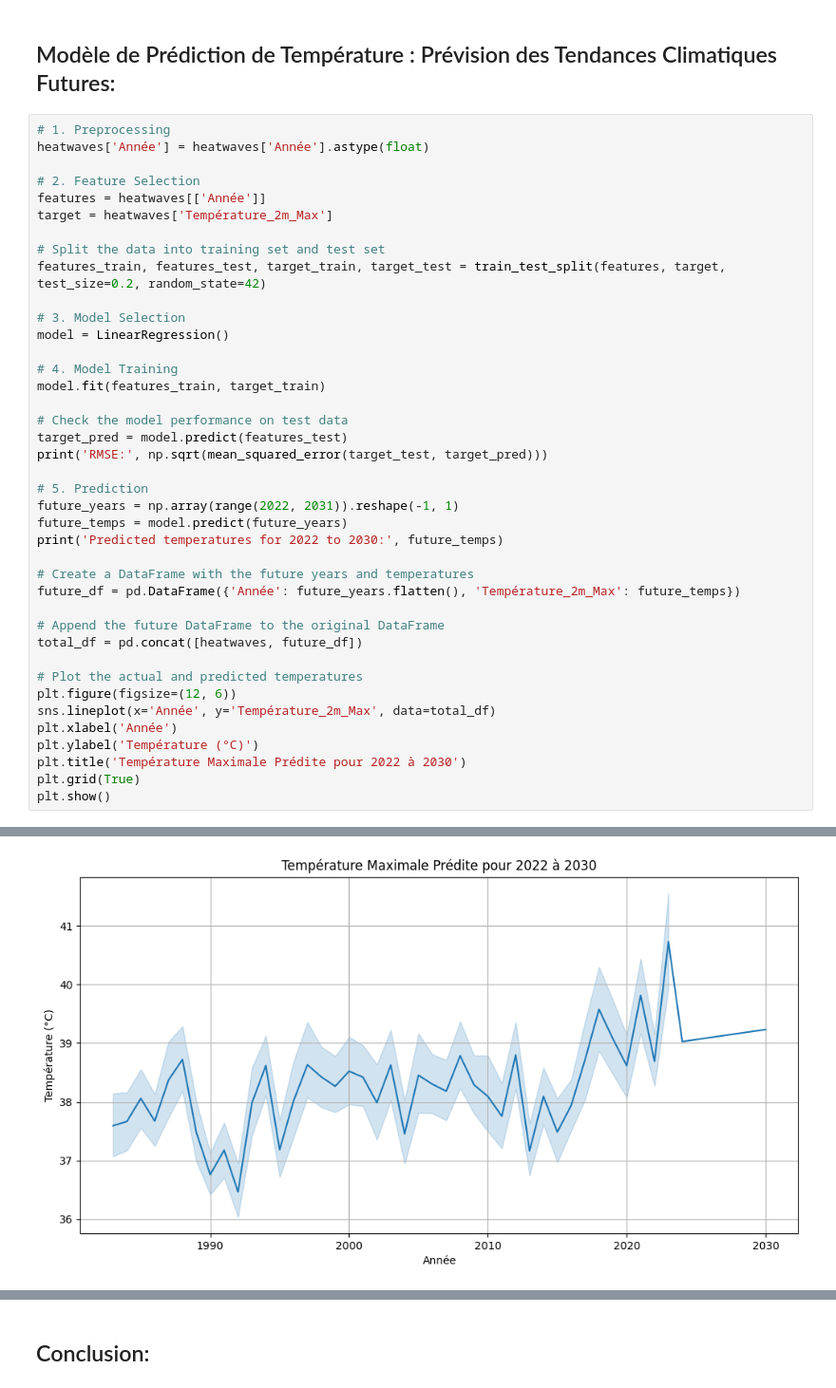
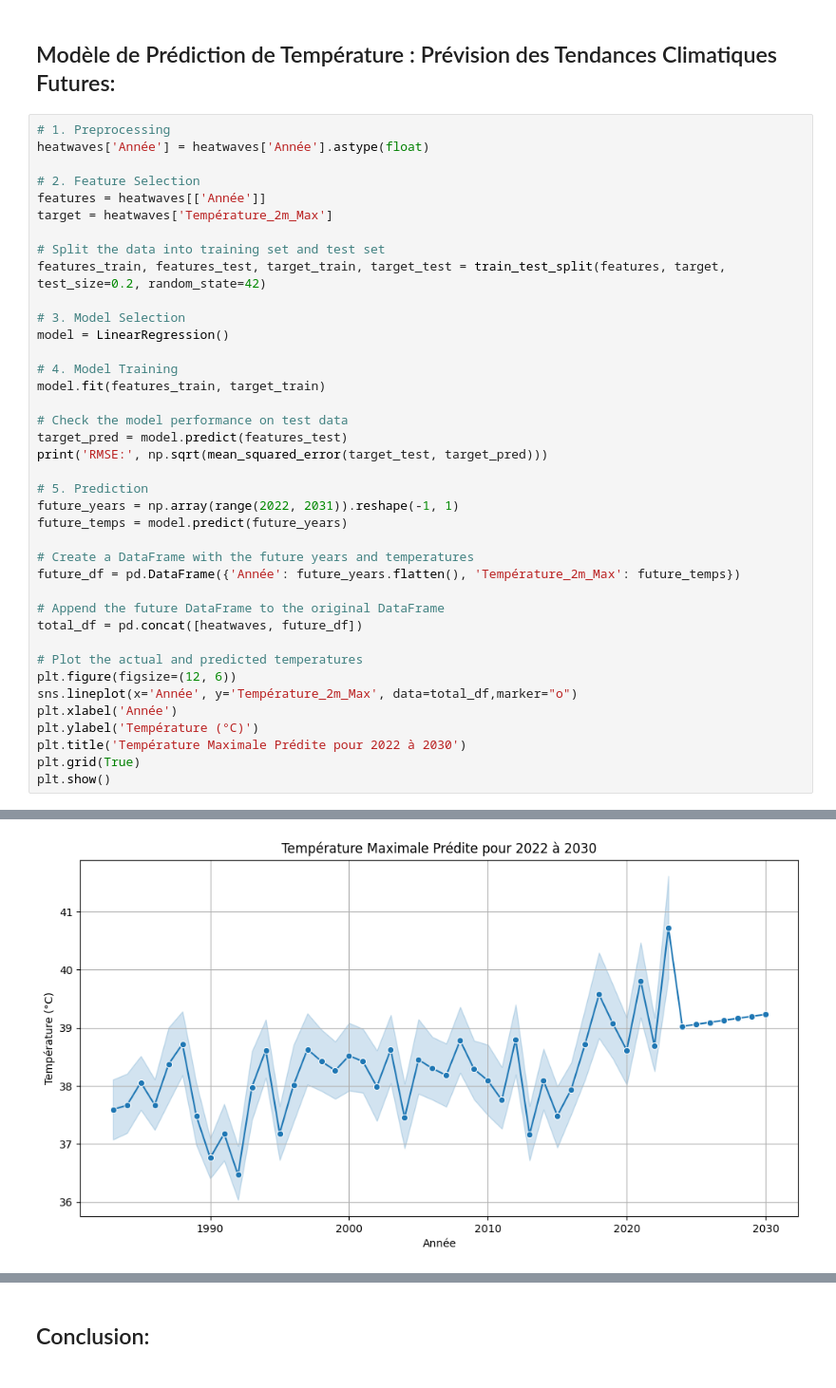
Before and after one commit to AzyzHm/Tunisia-Weather-Analysis, a Jupyter notebook: analyse_météo_tunisienne.ipynb, the cells around one changed output, grey strips where cells are left out. Shown at 95% size. Saved outputs shown, nothing was run; the diff lists cells and outputs as text.

```diff
--- a/analyse_météo_tunisienne.ipynb
+++ b/analyse_météo_tunisienne.ipynb
@@ -550,7 +550,6 @@ print('RMSE:', np.sqrt(mean_squared_error(target_test, target_pred)))
 # 5. Prediction
 future_years = np.array(range(2022, 2031)).reshape(-1, 1)
 future_temps = model.predict(future_years)
-print('Predicted temperatures for 2022 to 2030:', future_temps)
 
 # Create a DataFrame with the future years and temperatures
 future_df = pd.DataFrame({'Année': future_years.flatten(), 'Température_2m_Max': future_temps})
@@ -560,7 +559,7 @@ total_df = pd.concat([heatwaves, future_df])
 
 # Plot the actual and predicted temperatures
 plt.figure(figsize=(12, 6))
-sns.lineplot(x='Année', y='Température_2m_Max', data=total_df)
+sns.lineplot(x='Année', y='Température_2m_Max', data=total_df,marker="o")
 plt.xlabel('Année')
 plt.ylabel('Température (°C)')
 plt.title('Température Maximale Prédite pour 2022 à 2030')
@@ -578,2 +575,2 @@ Predicted temperatures for 2022 to 2030: [38.95726447 38.99144508 39.02562569 39
-[figure, old version]
+[figure, new version]
 # %% [markdown]
```
Also changed, not shown: parts of 5 cells of this notebook.
